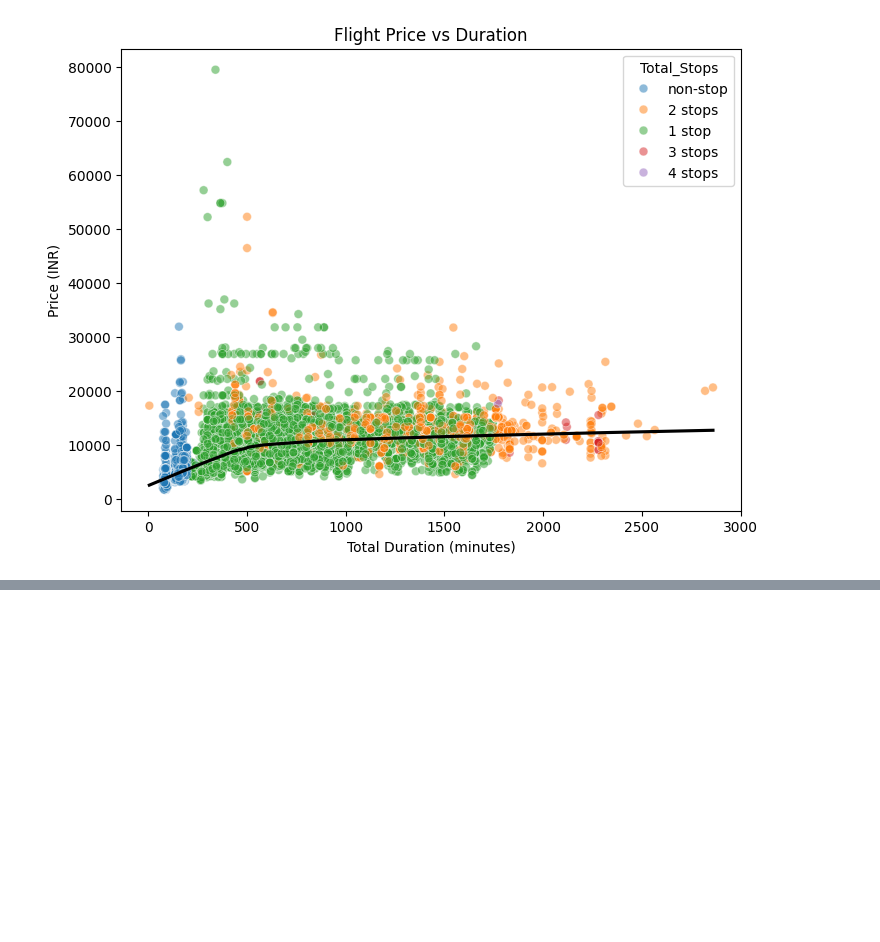
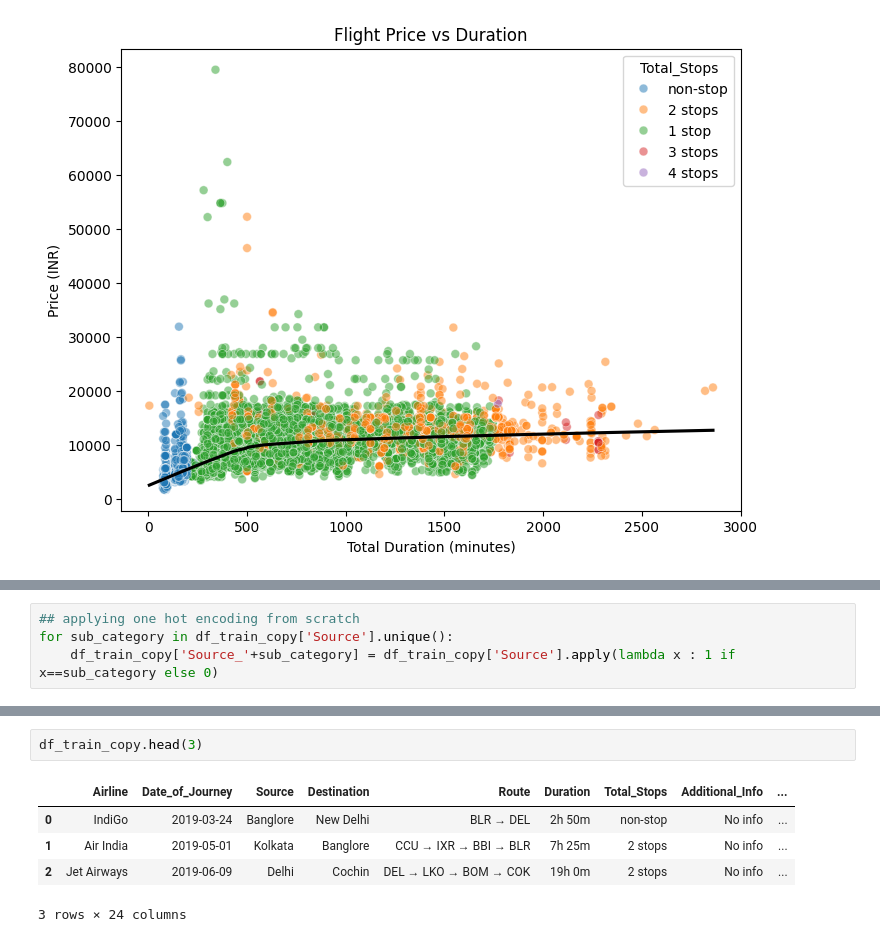
Before and after one commit to suyogshresthaa/Flight-Fare-Prediction-System, a Jupyter notebook: flight_price_prediction.ipynb, the cells around one changed output, grey strips where cells are left out. Saved outputs shown, nothing was run; the diff lists cells and outputs as text; blank space fills up the shorter version.

Commit message:
feature encoding

```diff
--- a/flight_price_prediction.ipynb
+++ b/flight_price_prediction.ipynb
@@ -282,0 +365,4 @@ plt.show()
+# %%
+## applying one hot encoding from scratch
+for sub_category in df_train_copy['Source'].unique():
+    df_train_copy['Source_'+sub_category] = df_train_copy['Source'].apply(lambda x : 1 if x==sub_category else 0)
@@ -282,0 +389,8 @@ plt.show()
+# %%
+df_train_copy.head(3)
+# %% [output]
+|  | Airline | Date_of_Journey | Source | Destination | Route | Duration | Total_Stops | Additional_Info | ... |
+| 0 | IndiGo | 2019-03-24 | Banglore | New Delhi | BLR → DEL | 2h 50m | non-stop | No info | ... |
+| 1 | Air India | 2019-05-01 | Kolkata | Banglore | CCU → IXR → BBI → BLR | 7h 25m | 2 stops | No info | ... |
+| 2 | Jet Airways | 2019-06-09 | Delhi | Cochin | DEL → LKO → BOM → COK | 19h 0m | 2 stops | No info | ... |
+3 rows × 24 columns
```
Also changed, not shown: parts of 13 cells of this notebook.
